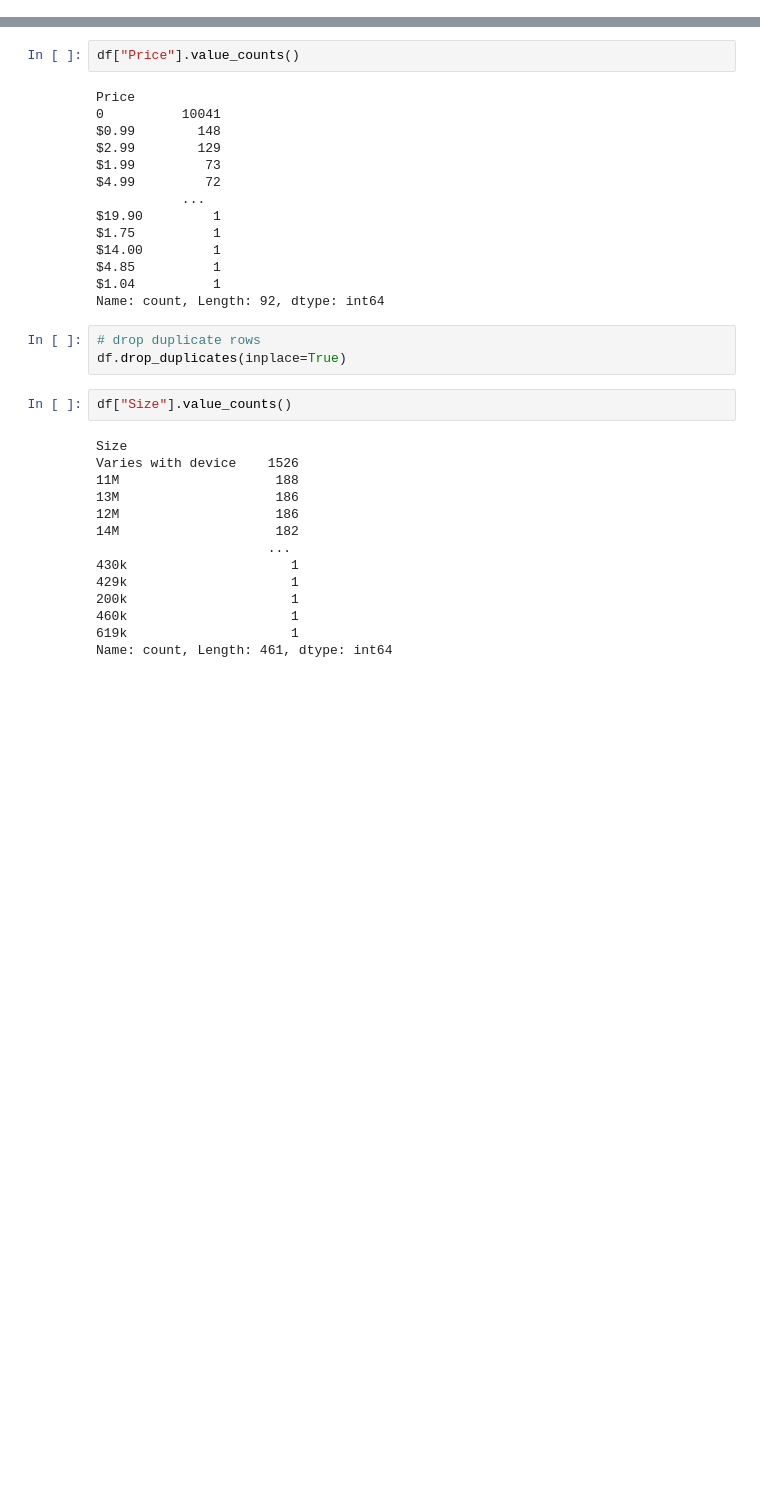
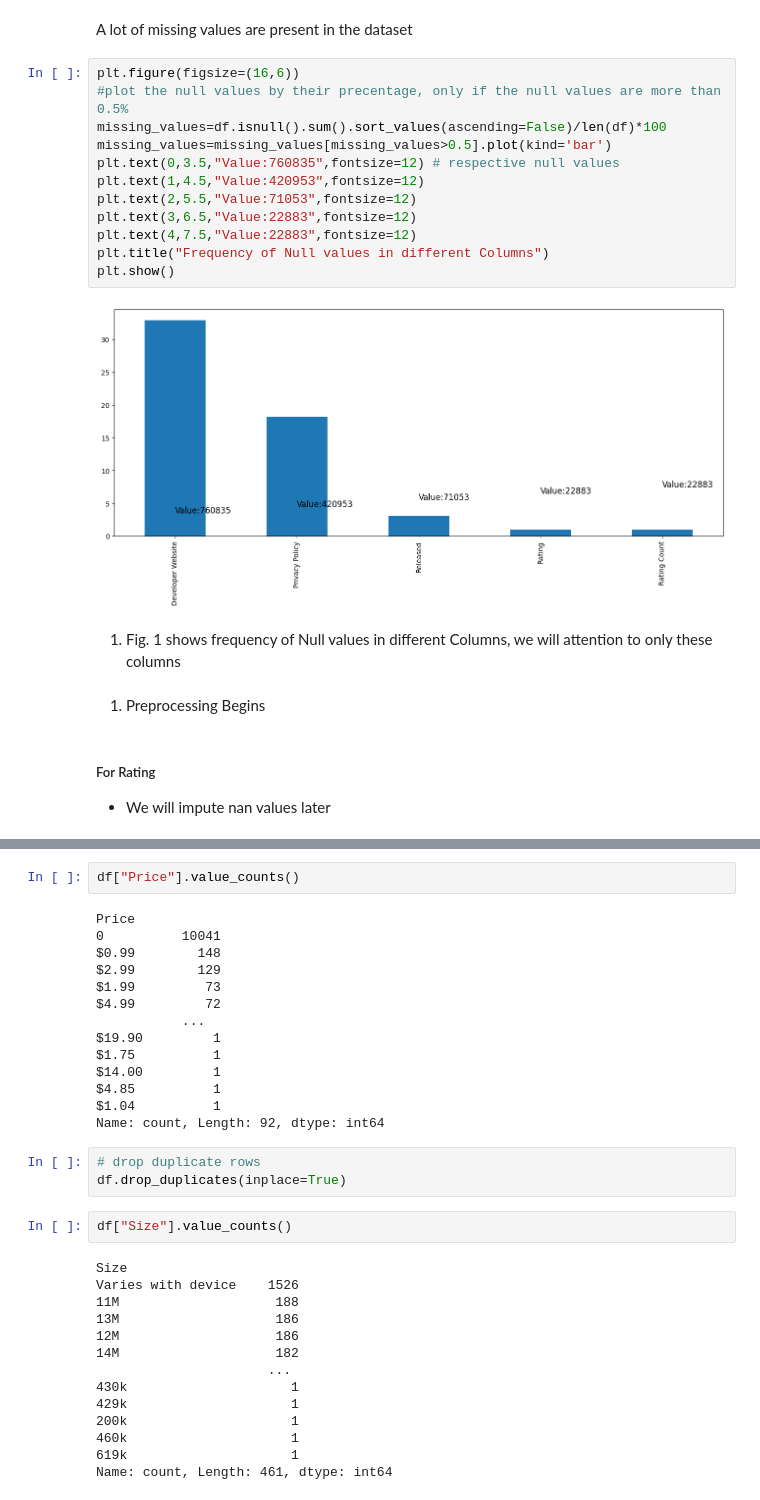
Before and after one commit to mozammilkarim/app_store_data_eda, a Jupyter notebook: app_store.ipynb, the cells around one changed output, grey strips where cells are left out. Drawn from its saved outputs; the diff is of its cells as text; blank space fills up the shorter version.

Commit message:
moved to a large dataset

```diff
--- a/app_store.ipynb
+++ b/app_store.ipynb
@@ -28,0 +148,23 @@ memory usage: 1.1+ MB
+# %% [markdown]
+A lot of missing values are present in the dataset
+# %%
+plt.figure(figsize=(16,6))
+#plot the null values by their precentage, only if the null values are more than 0.5%
+missing_values=df.isnull().sum().sort_values(ascending=False)/len(df)*100
+missing_values=missing_values[missing_values>0.5].plot(kind='bar')
+plt.text(0,3.5,"Value:760835",fontsize=12) # respective null values
+plt.text(1,4.5,"Value:420953",fontsize=12)
+plt.text(2,5.5,"Value:71053",fontsize=12)
+plt.text(3,6.5,"Value:22883",fontsize=12)
+plt.text(4,7.5,"Value:22883",fontsize=12)
+plt.title("Frequency of Null values in different Columns")
+plt.show()
+# %% [output]
+[figure, added]
+# %% [markdown]
+1) Fig. 1 shows frequency of Null values in different Columns, we will attention to only these columns
+# %% [markdown]
+1) Preprocessing Begins
+# %% [markdown]
+##### For Rating
+* We will impute nan values later
```
Also changed, not shown: parts of 27 cells of this notebook, 2 other files.
